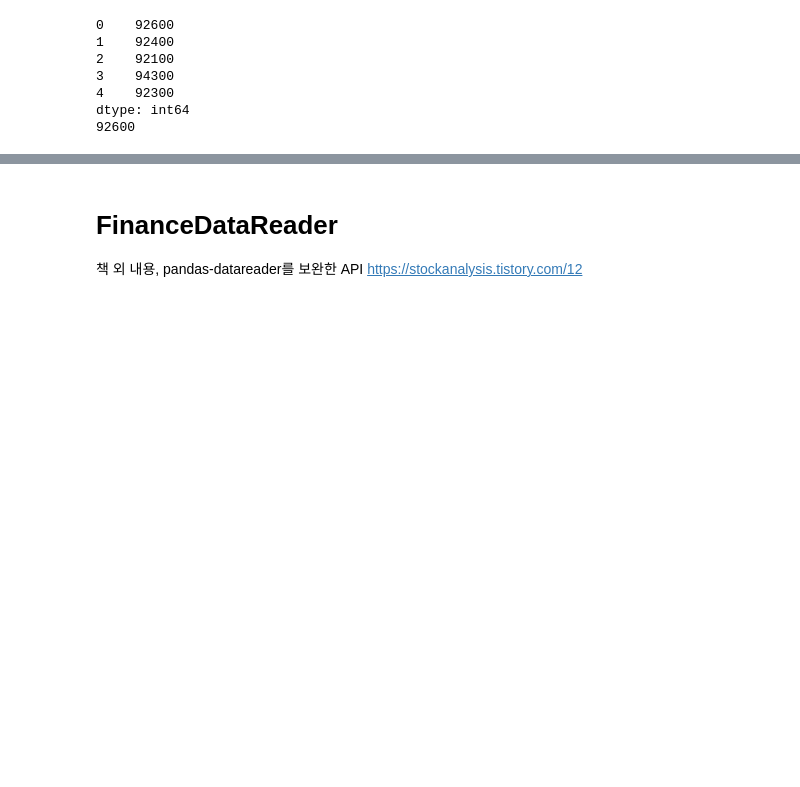
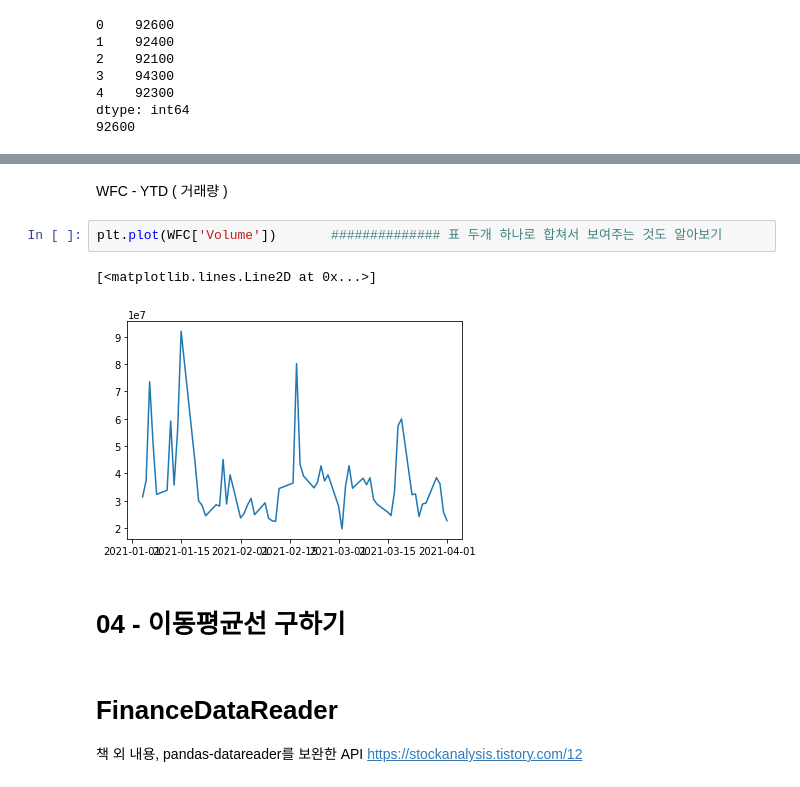
Before and after one commit to you9222/Digital_Finance, a Jupyter notebook: Pandas.ipynb, the cells around one changed output, grey strips where cells are left out. Cells and saved outputs as stored; diff of their text form; blank space fills up the shorter version.

```diff
--- a/Pandas.ipynb
+++ b/Pandas.ipynb
@@ -106,3 +257,12 @@ end = datetime.datetime(2021, 3, 4)
+# %% [markdown]
+WFC - YTD ( 거래량 )
+# %%
+plt.plot(WFC['Volume'])       ############## 표 두개 하나로 합쳐서 보여주는 것도 알아보기
+# %% [output]
+[<matplotlib.lines.Line2D at 0x...>]
+[figure, added]
+# %% [markdown]
+# 04 - 이동평균선 구하기
 # %% [markdown]
 # FinanceDataReader
 책 외 내용, pandas-datareader를 보완한 API
```
Also changed, not shown: parts of 18 cells of this notebook.
